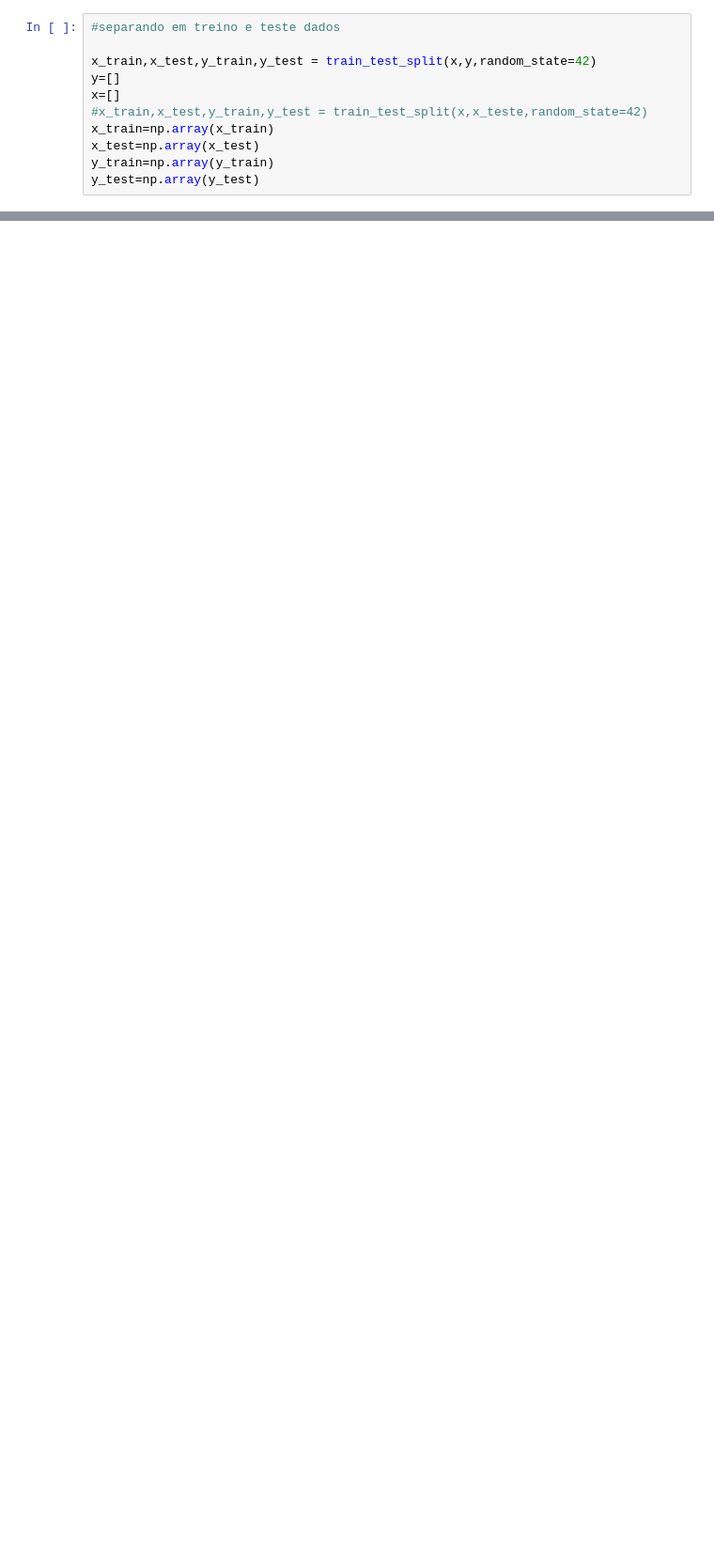
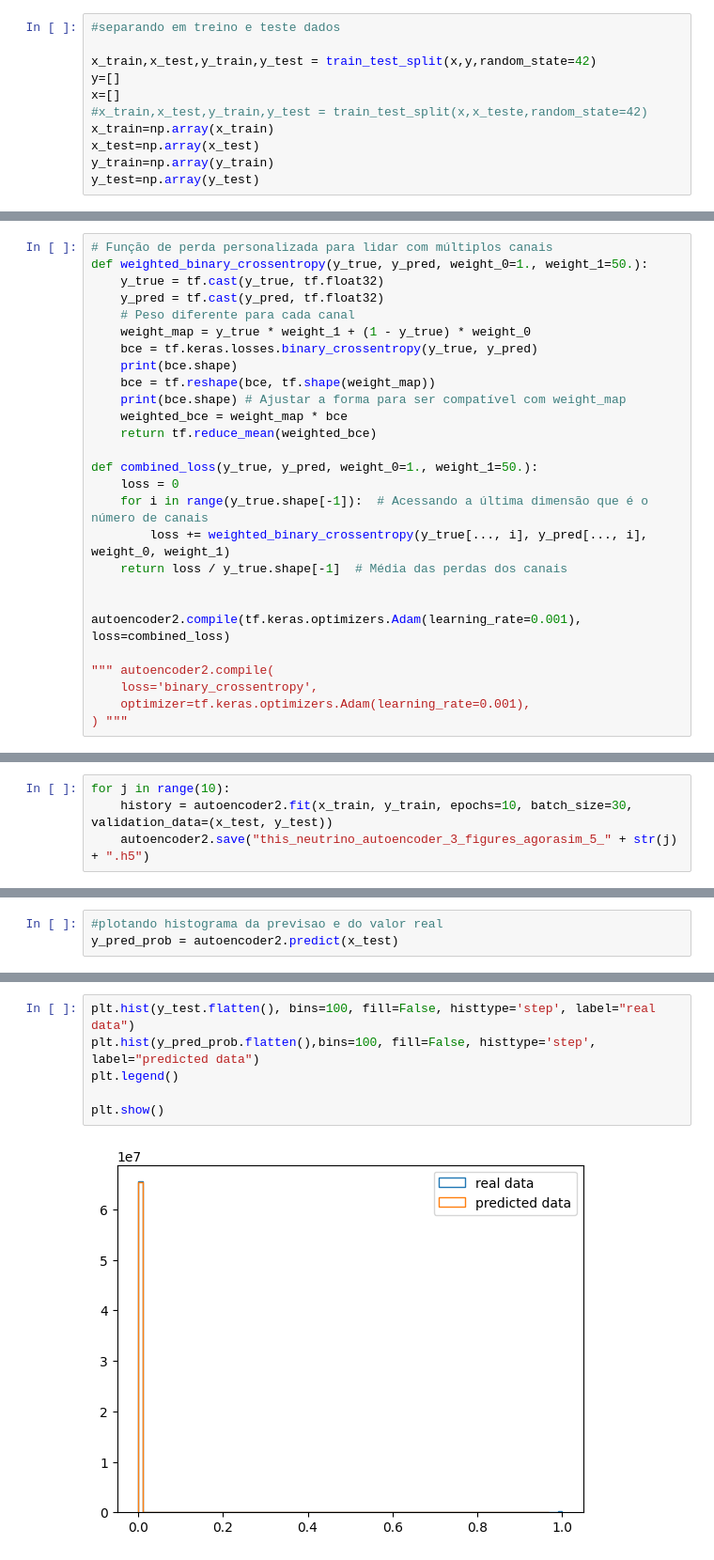
Before and after one commit to GBotogoske/machine_learning_2024, a Jupyter notebook: neutrino_figuras_3_imagens.ipynb, the cells around one changed output, grey strips where cells are left out. Shown: that part at 94% size. Cells and saved outputs as stored; diff of their text form; blank space fills up the shorter version.

```diff
--- a/neutrino_figuras_3_imagens.ipynb
+++ b/neutrino_figuras_3_imagens.ipynb
@@ -185,0 +231,27 @@ plt.show()
+# %%
+# Função de perda personalizada para lidar com múltiplos canais
+def weighted_binary_crossentropy(y_true, y_pred, weight_0=1., weight_1=50.):
+    y_true = tf.cast(y_true, tf.float32)
+    y_pred = tf.cast(y_pred, tf.float32)
+    # Peso diferente para cada canal
+    weight_map = y_true * weight_1 + (1 - y_true) * weight_0
+    bce = tf.keras.losses.binary_crossentropy(y_true, y_pred)
+    print(bce.shape)
+    bce = tf.reshape(bce, tf.shape(weight_map))
+    print(bce.shape) # Ajustar a forma para ser compatível com weight_map
+    weighted_bce = weight_map * bce
+    return tf.reduce_mean(weighted_bce)
+
+def combined_loss(y_true, y_pred, weight_0=1., weight_1=50.):
+    loss = 0
+    for i in range(y_true.shape[-1]):  # Acessando a última dimensão que é o número de canais
+        loss += weighted_binary_crossentropy(y_true[..., i], y_pred[..., i], weight_0, weight_1)
+    return loss / y_true.shape[-1]  # Média das perdas dos canais
+
+
+autoencoder2.compile(tf.keras.optimizers.Adam(learning_rate=0.001), loss=combined_loss)
+
+""" autoencoder2.compile(
+    loss='binary_crossentropy',
+    optimizer=tf.keras.optimizers.Adam(learning_rate=0.001),
+) """
@@ -185,0 +278,4 @@ plt.show()
+# %%
+for j in range(10):
+    history = autoencoder2.fit(x_train, y_train, epochs=10, batch_size=30, validation_data=(x_test, y_test))
+    autoencoder2.save("this_neutrino_autoencoder_3_figures_agorasim_5_" + str(j) + ".h5")
@@ -185,0 +290,3 @@ plt.show()
+# %%
+#plotando histograma da previsao e do valor real
+y_pred_prob = autoencoder2.predict(x_test)
@@ -185,0 +295,8 @@ plt.show()
+# %%
+plt.hist(y_test.flatten(), bins=100, fill=False, histtype='step', label="real data")
+plt.hist(y_pred_prob.flatten(),bins=100, fill=False, histtype='step', label="predicted data")
+plt.legend()
+
+plt.show()
+# %% [output]
+[figure, added]
```
Also changed, not shown: parts of 33 cells of this notebook.
